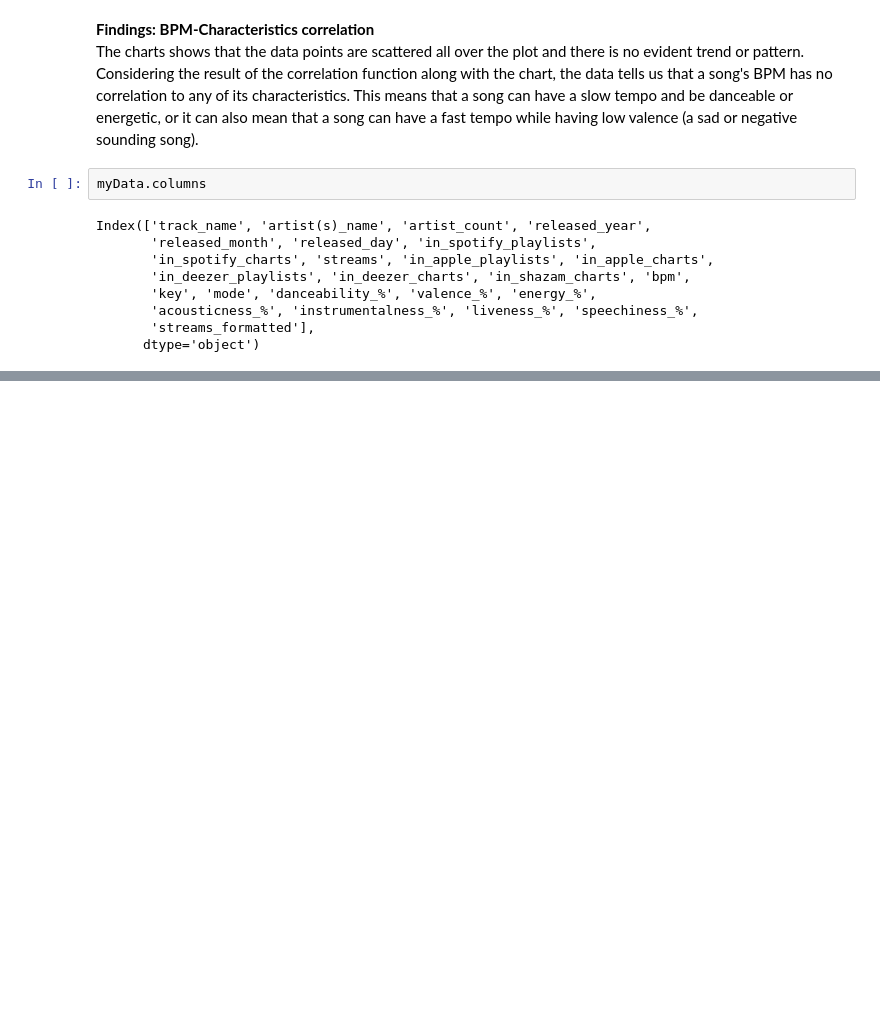
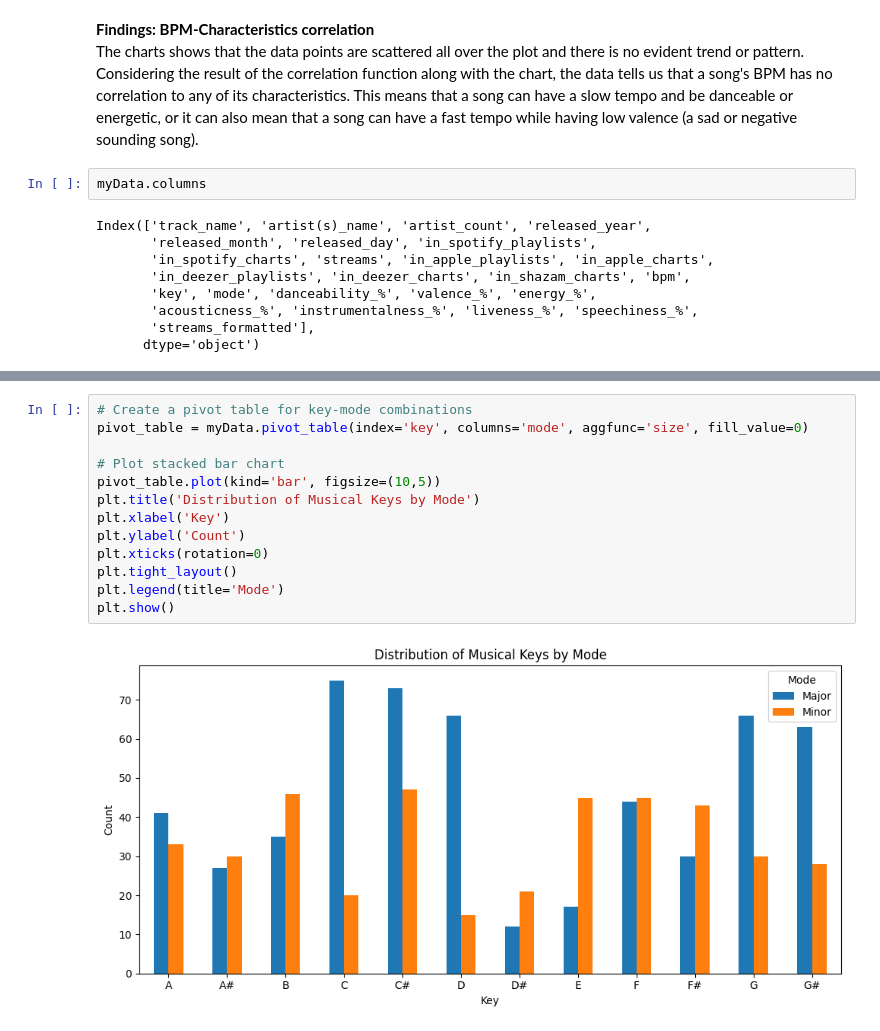
Before and after one commit to ad-mz/Python-Jupyter, a Jupyter notebook: case_study.ipynb, the cells around one changed output, grey strips where cells are left out. Cells and saved outputs as stored; diff of their text form; blank space fills up the shorter version.

```diff
--- a/case_study.ipynb
+++ b/case_study.ipynb
@@ -496,0 +522,15 @@ TBC..
+# %%
+# Create a pivot table for key-mode combinations
+pivot_table = myData.pivot_table(index='key', columns='mode', aggfunc='size', fill_value=0)
+
+# Plot stacked bar chart
+pivot_table.plot(kind='bar', figsize=(10,5))
+plt.title('Distribution of Musical Keys by Mode')
+plt.xlabel('Key')
+plt.ylabel('Count')
+plt.xticks(rotation=0)
+plt.tight_layout()
+plt.legend(title='Mode')
+plt.show()
+# %% [output]
+[figure, added]
```
Also changed, not shown: parts of 9 cells of this notebook.
